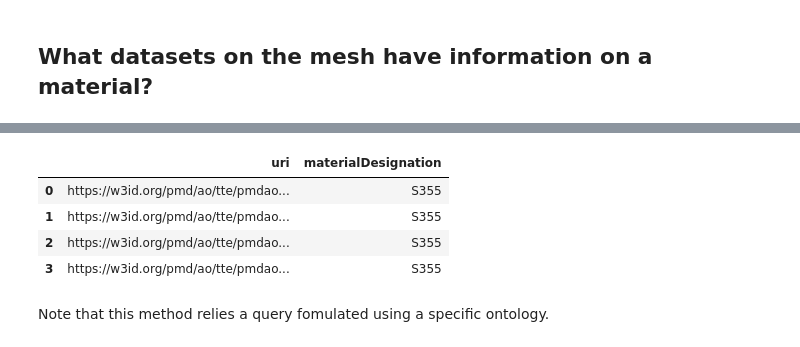
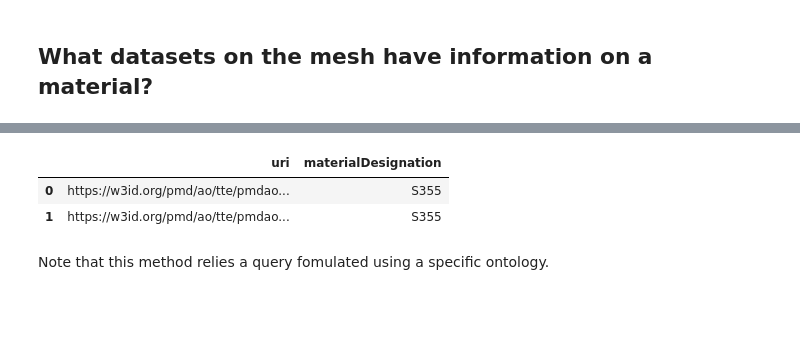
Before and after one commit to materialdigital/pmd-demonstrator, a Jupyter notebook: pmd_mesh-demonstrator/notebooks/03-data_exploration.ipynb, the cells around one changed output, grey strips where cells are left out. Cells and saved outputs as stored; diff of their text form; code cells hidden in the pictures; blank space fills up the shorter version.

```diff
--- a/pmd_mesh-demonstrator/notebooks/03-data_exploration.ipynb
+++ b/pmd_mesh-demonstrator/notebooks/03-data_exploration.ipynb
@@ -153,13 +154,11 @@ Index: []
 # %%
 matDes_results_rns =mesh_tools.RecursiveNamespace(**matDes_results)
 # %%
-matDes_results_rns.KIT_kit_3.ontodocker_proxy.pmdco2_tto_example_perpendicular.result
+matDes_results_rns.Fraunhofer_IWM_iwm.ontodocker.pmdco2_tto_example_diagonal.result
 # %% [output]
 |  | uri | materialDesignation |
 | 0 | https://w3id.org/pmd/ao/tte/pmdao... | S355 |
 | 1 | https://w3id.org/pmd/ao/tte/pmdao... | S355 |
-| 2 | https://w3id.org/pmd/ao/tte/pmdao... | S355 |
-| 3 | https://w3id.org/pmd/ao/tte/pmdao... | S355 |
 # %% [markdown]
 Note that this method relies a query fomulated using a specific ontology.
 # %% [markdown]
```
Also changed, not shown: parts of 24 cells of this notebook, 5 other files.
